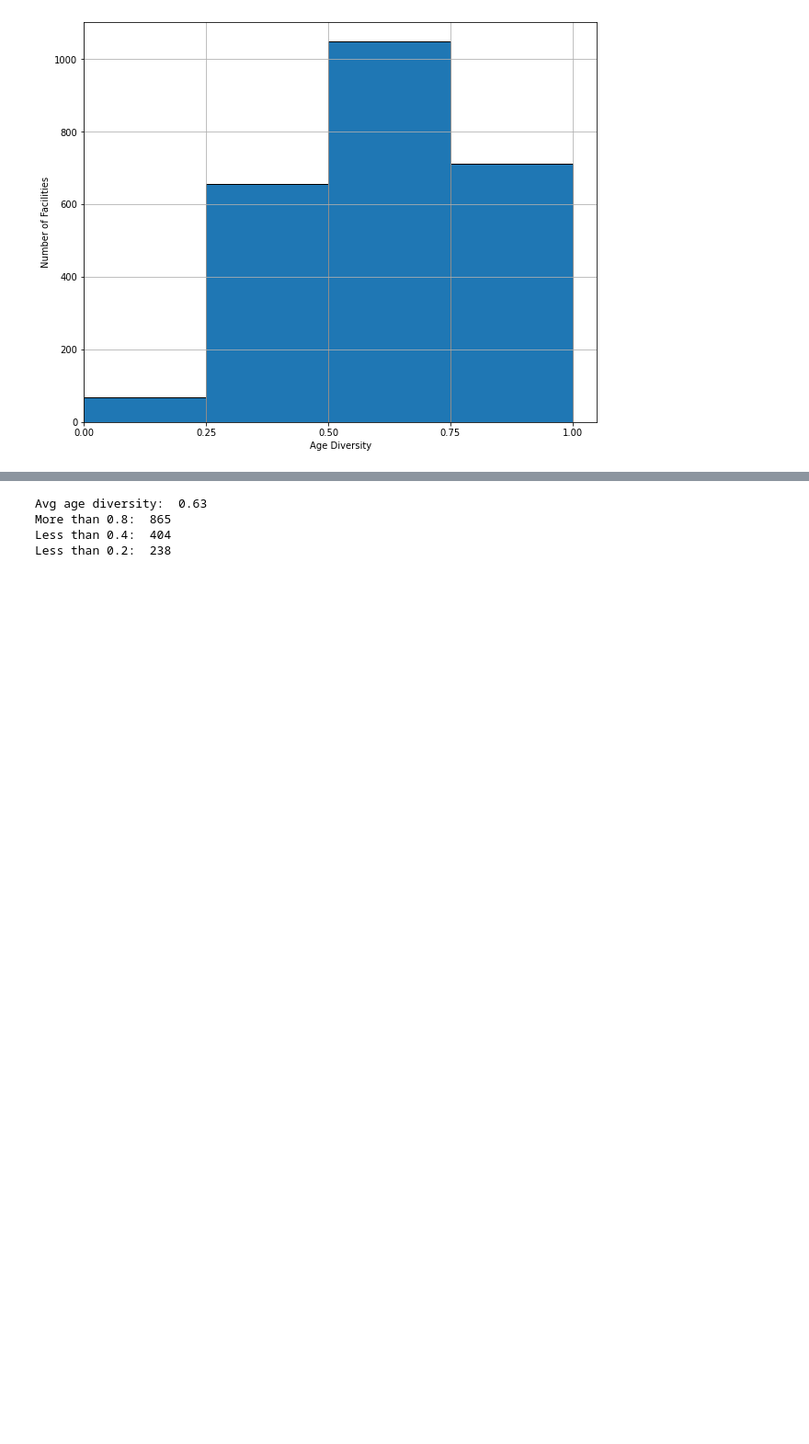
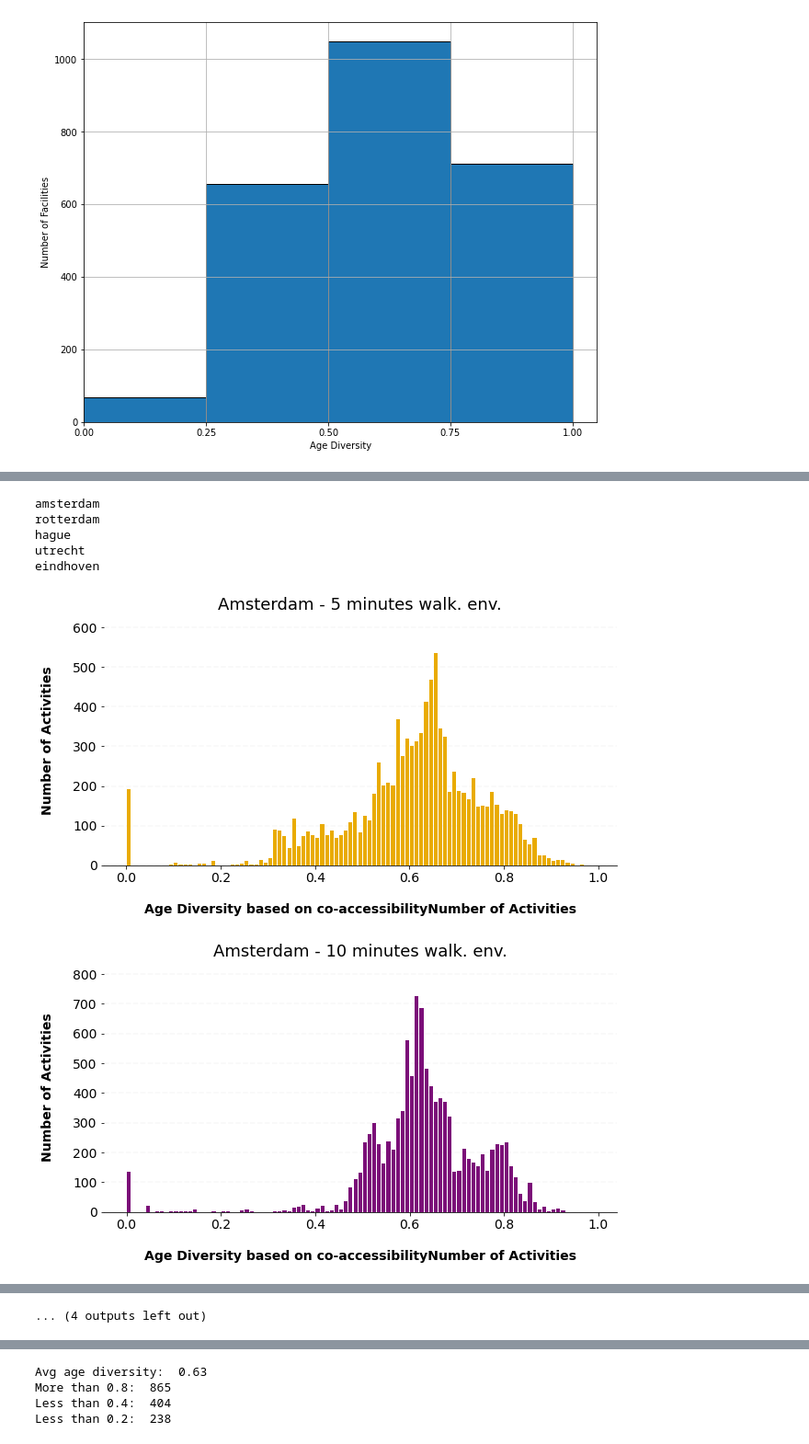
Before and after one commit to MiliasV/coaccessibility, a Jupyter notebook: notebooks/exploration.ipynb, the cells around one changed output, grey strips where cells are left out. Shown at 92% size. Cells and saved outputs as stored; diff of their text form; code cells hidden in the pictures; blank space fills up the shorter version.

```diff
--- a/notebooks/exploration.ipynb
+++ b/notebooks/exploration.ipynb
@@ -875,0 +864,78 @@ Less than 0.2:  255
+# %%
+from sqlalchemy import create_engine
+import geopandas as gpd
+import numpy as np
+import pandas as pd
+import matplotlib
+import matplotlib.pyplot as plt
+from matplotlib.ticker import StrMethodFormatter
+
+
+pd.get_option("display.max_columns")
+params = {'axes.titlesize':'18',
+          'xtick.labelsize':'14',
+          'ytick.labelsize':'14'}
+matplotlib.rcParams.update(params)
+
+# db initialization
+# store to db
+db_connection_string = 'postgresql://postgres:postgres@localhost:5433/age_segregation'
+engine = create_engine(db_connection_string)
+
+df_res = pd.DataFrame()
+color= {}
+color['5']= "#E9AB00"
+color['10'] = "#7B0E78"
+color['15'] = None
+
+for city in ["amsterdam", "rotterdam", "hague", "utrecht", "eindhoven"]:
+    res = {}
+    print(city)
+    for env in ['5','10','15']:
+        res['city'] = city
+        sql=  'SELECT * from ' + city +'.facil_age_div_' + env + '_' + city[0:3]
+        df = pd.read_sql(sql, engine)
+#         print("Avg age diversity: ",round(df.age_entropy_index.mean(),2))
+#         print("More than 0.8: ", df[df.age_entropy_index>=0.8].age_entropy_index.count())
+#         print("Less than 0.4: ", df[df.age_entropy_index<=0.4].age_entropy_index.count())
+#         print("Less than 0.2: ", df[df.age_entropy_index<=0.2].age_entropy_index.count())
+        ax = df.hist(column='age_entropy_index', color=color[env], grid=False,
+                bins=np.arange(0,1,0.01), rwidth=0.8,zorder=2, figsize=(10,5))
+
+        ax = ax[0]
+
+        for x in ax:
+            # Despine
+            x.spines['right'].set_visible(False)
+            x.spines['top'].set_visible(False)
+            x.spines['left'].set_visible(False)
+
+            # Switch off ticks
+            x.tick_params(axis="both", which="both", bottom="off", labelbottom="on",
+                          left="off", labelleft="on")
+
+            # Draw horizontal axis lines
+            vals = x.get_yticks()
+            for tick in vals:
+                x.axhline(y=tick, linestyle='dashed', alpha=0.4, color='#eeeeee', zorder=1)
+
+            # Remove title
+            x.set_title(city.capitalize() + " - " + env + " minutes walk. env.")
+
+            # Set x-axis label
+            x.set_xlabel("Age Diversity based on co-accessibilityNumber of Activities", labelpad=20, weight='bold', size=14)
+
+            # Set y-axis label
+            x.set_ylabel("Number of Activities", labelpad=20, weight='bold', size=14)
+
+            # Format y-axis label
+            x.yaxis.set_major_formatter(StrMethodFormatter('{x:,g}'))
+#         plt.savefig("img/hist_age_div_" + city + "_" + env +".pdf")
+# %% [output]
+amsterdam
+rotterdam
+hague
+utrecht
+eindhoven
+[figure, added]
+[figure, added]
@@ -875,0 +951 @@ Less than 0.2:  255
+... (4 outputs left out)
```
Also changed, not shown: parts of 11 cells of this notebook.
